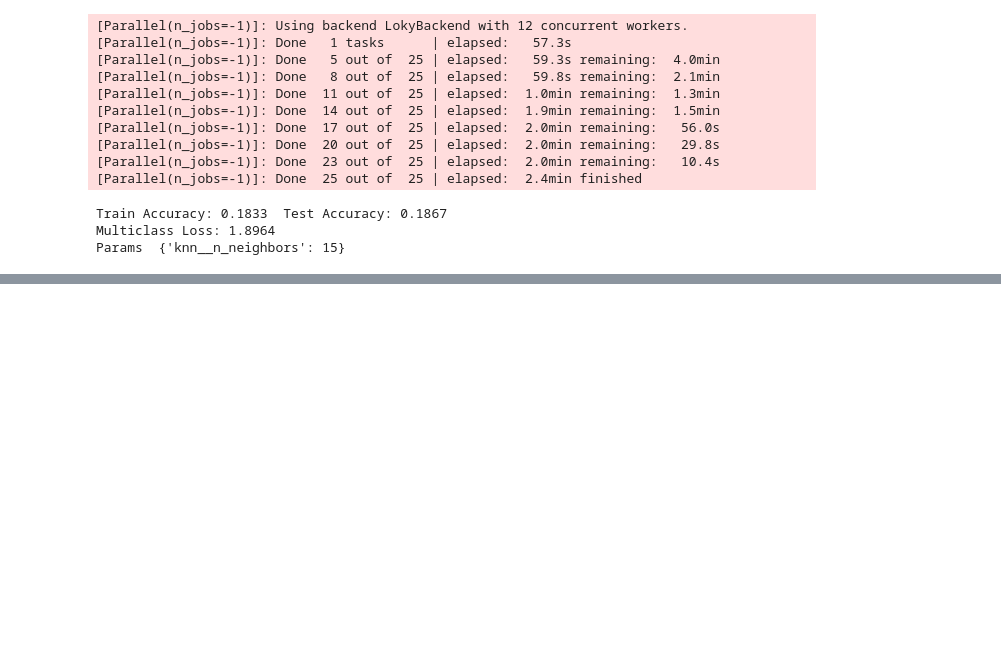
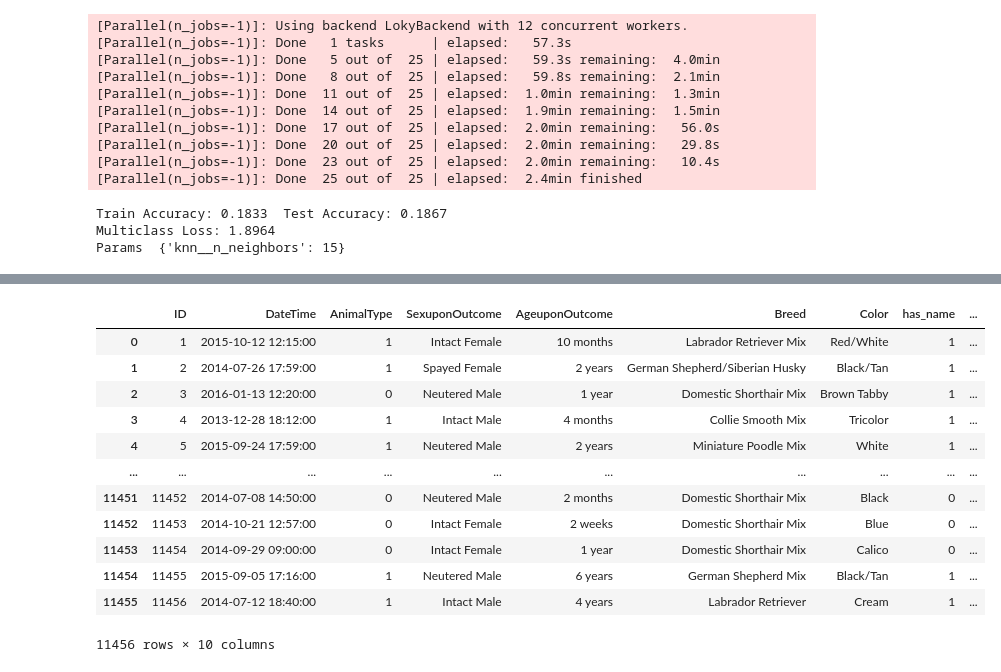
Before and after one commit to scolocke/shelter_outcomes, a Jupyter notebook: code/Save_the_kitties_and_puppies.ipynb, the cells around one changed output, grey strips where cells are left out. Cells and saved outputs as stored; diff of their text form; code cells hidden in the pictures; blank space fills up the shorter version.

```diff
--- a/code/Save_the_kitties_and_puppies.ipynb
+++ b/code/Save_the_kitties_and_puppies.ipynb
@@ -884,0 +918,28 @@ plot_confusion_matrix(gsrf, X_test, y_test, cmap='Blues')
+# %%
+#Fill empties with the Unknown Category
+anim_test['SexuponOutcome'].fillna('Unknown',inplace=True)
+# %%
+#Split the first part into whether is spayed or neutered
+anim_test['spay'] = anim_test['SexuponOutcome'].map(lambda x: x.split()[0])
+# %%
+#Combine spay/neuter difference since its redundant with gender
+anim_test['spay'] = anim_test['spay'].map(lambda x: 'fixed' if x == 'Neutered' or x == 'Spayed' else x)
+# %%
+#dummify, want to drop unknown
+anim_test = pd.get_dummies(anim_test,columns = ['spay'])
+# %%
+anim_test.drop(columns = 'spay_Unknown')
+# %% [output]
+|  | ID | DateTime | AnimalType | SexuponOutcome | AgeuponOutcome | Breed | Color | has_name | ... |
+| 0 | 1 | 2015-10-12 12:15:00 | 1 | Intact Female | 10 months | Labrador Retriever Mix | Red/White | 1 | ... |
+| 1 | 2 | 2014-07-26 17:59:00 | 1 | Spayed Female | 2 years | German Shepherd/Siberian Husky | Black/Tan | 1 | ... |
+| 2 | 3 | 2016-01-13 12:20:00 | 0 | Neutered Male | 1 year | Domestic Shorthair Mix | Brown Tabby | 1 | ... |
+| 3 | 4 | 2013-12-28 18:12:00 | 1 | Intact Male | 4 months | Collie Smooth Mix | Tricolor | 1 | ... |
+| 4 | 5 | 2015-09-24 17:59:00 | 1 | Neutered Male | 2 years | Miniature Poodle Mix | White | 1 | ... |
+| ... | ... | ... | ... | ... | ... | ... | ... | ... | ... |
+| 11451 | 11452 | 2014-07-08 14:50:00 | 0 | Neutered Male | 2 months | Domestic Shorthair Mix | Black | 0 | ... |
+| 11452 | 11453 | 2014-10-21 12:57:00 | 0 | Intact Female | 2 weeks | Domestic Shorthair Mix | Blue | 0 | ... |
+| 11453 | 11454 | 2014-09-29 09:00:00 | 0 | Intact Female | 1 year | Domestic Shorthair Mix | Calico | 0 | ... |
+| 11454 | 11455 | 2015-09-05 17:16:00 | 1 | Neutered Male | 6 years | German Shepherd Mix | Black/Tan | 1 | ... |
+| 11455 | 11456 | 2014-07-12 18:40:00 | 1 | Intact Male | 4 years | Labrador Retriever | Cream | 1 | ... |
+11456 rows × 10 columns
```
Also changed, not shown: parts of 47 cells of this notebook, 2 other files.
